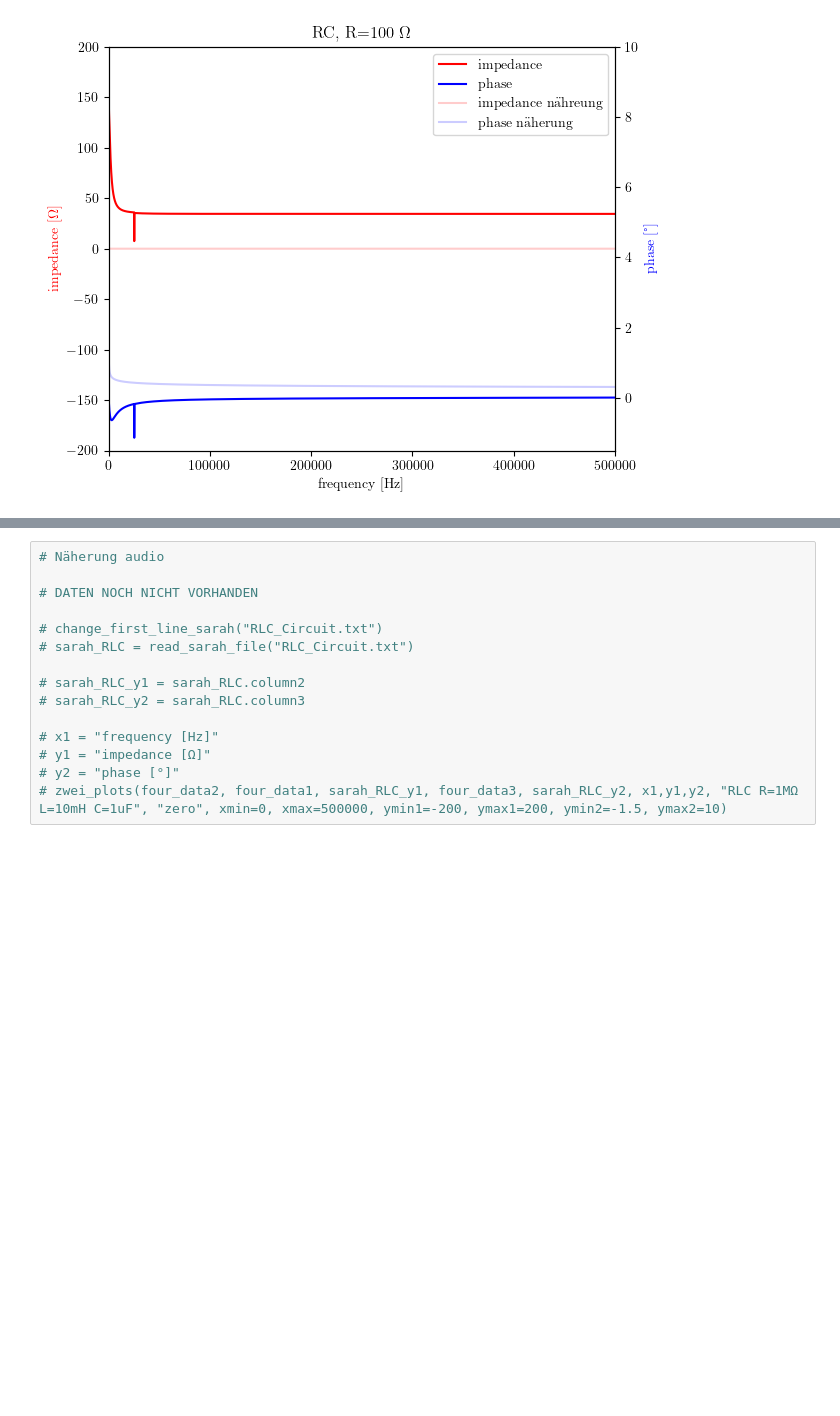
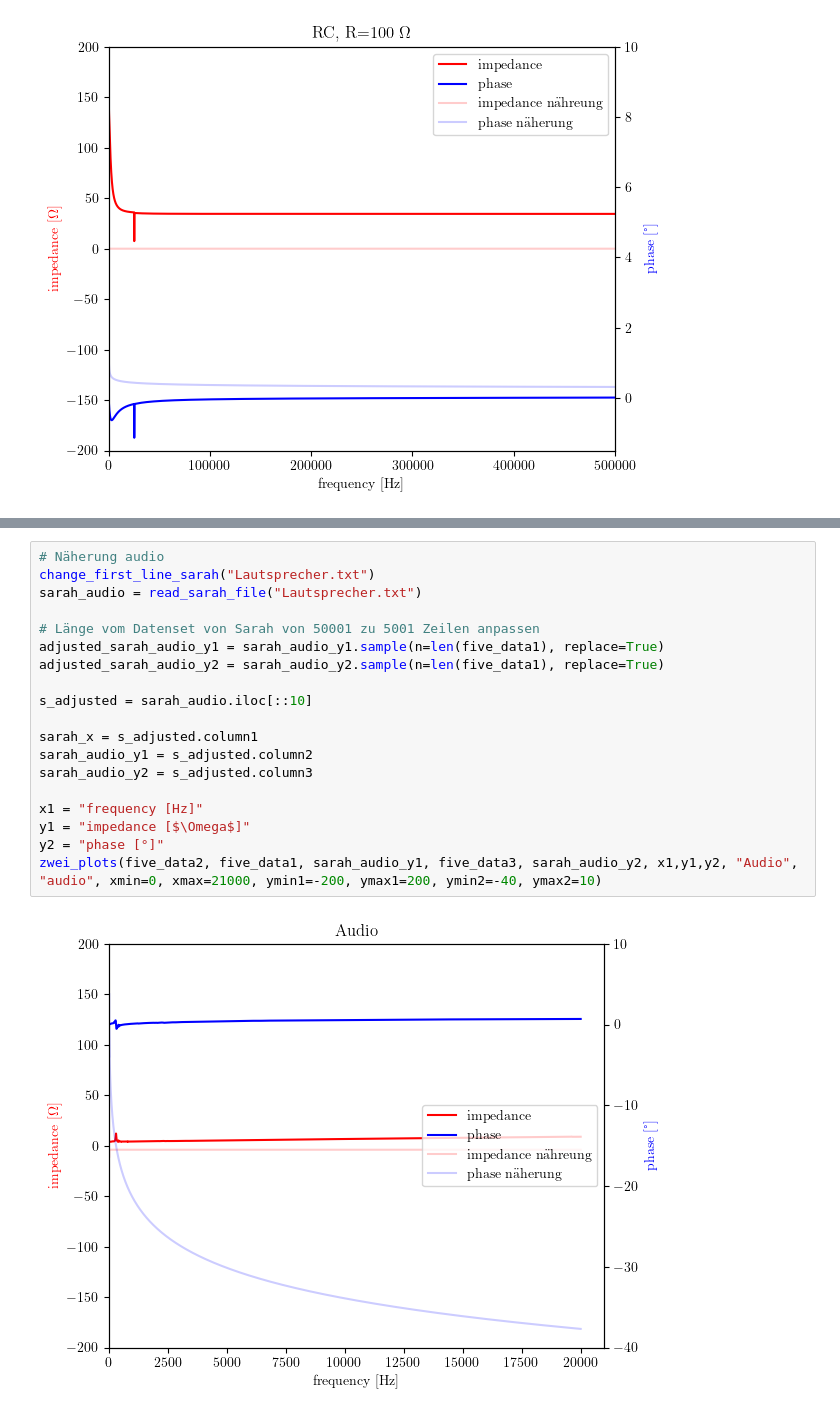
Before and after one commit to gravity225/impedanz, a Jupyter notebook: impedanz.ipynb, the cells around one changed output, grey strips where cells are left out. Cells and saved outputs as stored; diff of their text form; blank space fills up the shorter version.

Commit message:
1. Versuch Audio Anpassung

```diff
--- a/impedanz.ipynb
+++ b/impedanz.ipynb
@@ -485,16 +488,22 @@ zwei_plots(four_data2, four_data1, sarah_RLC_y1, four_data3, sarah_RLC_y2, x1,y1
 [figure]
-# %%
-# Näherung audio
-
-# DATEN NOCH NICHT VORHANDEN
-
-# change_first_line_sarah("RLC_Circuit.txt")
-# sarah_RLC = read_sarah_file("RLC_Circuit.txt")
-
-# sarah_RLC_y1 = sarah_RLC.column2
-# sarah_RLC_y2 = sarah_RLC.column3
-
-# x1 = "frequency [Hz]"
-# y1 = "impedance [Ω]"
-# y2 = "phase [°]"
-# zwei_plots(four_data2, four_data1, sarah_RLC_y1, four_data3, sarah_RLC_y2, x1,y1,y2, "RLC R=1MΩ L=10mH C=1uF", "zero", xmin=0, xmax=500000, ymin1=-200, ymax1=200, ymin2=-1.5, ymax2=10)
+# %%
+# Näherung audio
+change_first_line_sarah("Lautsprecher.txt")
+sarah_audio = read_sarah_file("Lautsprecher.txt")
+
+# Länge vom Datenset von Sarah von 50001 zu 5001 Zeilen anpassen
+adjusted_sarah_audio_y1 = sarah_audio_y1.sample(n=len(five_data1), replace=True)
+adjusted_sarah_audio_y2 = sarah_audio_y2.sample(n=len(five_data1), replace=True)
+
+s_adjusted = sarah_audio.iloc[::10]
+
+sarah_x = s_adjusted.column1
+sarah_audio_y1 = s_adjusted.column2
+sarah_audio_y2 = s_adjusted.column3
+
+x1 = "frequency [Hz]"
+y1 = "impedance [$\Omega$]"
+y2 = "phase [°]"
+zwei_plots(five_data2, five_data1, sarah_audio_y1, five_data3, sarah_audio_y2, x1,y1,y2, "Audio", "audio", xmin=0, xmax=21000, ymin1=-200, ymax1=200, ymin2=-40, ymax2=10)
+# %% [output]
+[figure, added]
```
Also changed, not shown: parts of 3 cells of this notebook, 3 other files.
